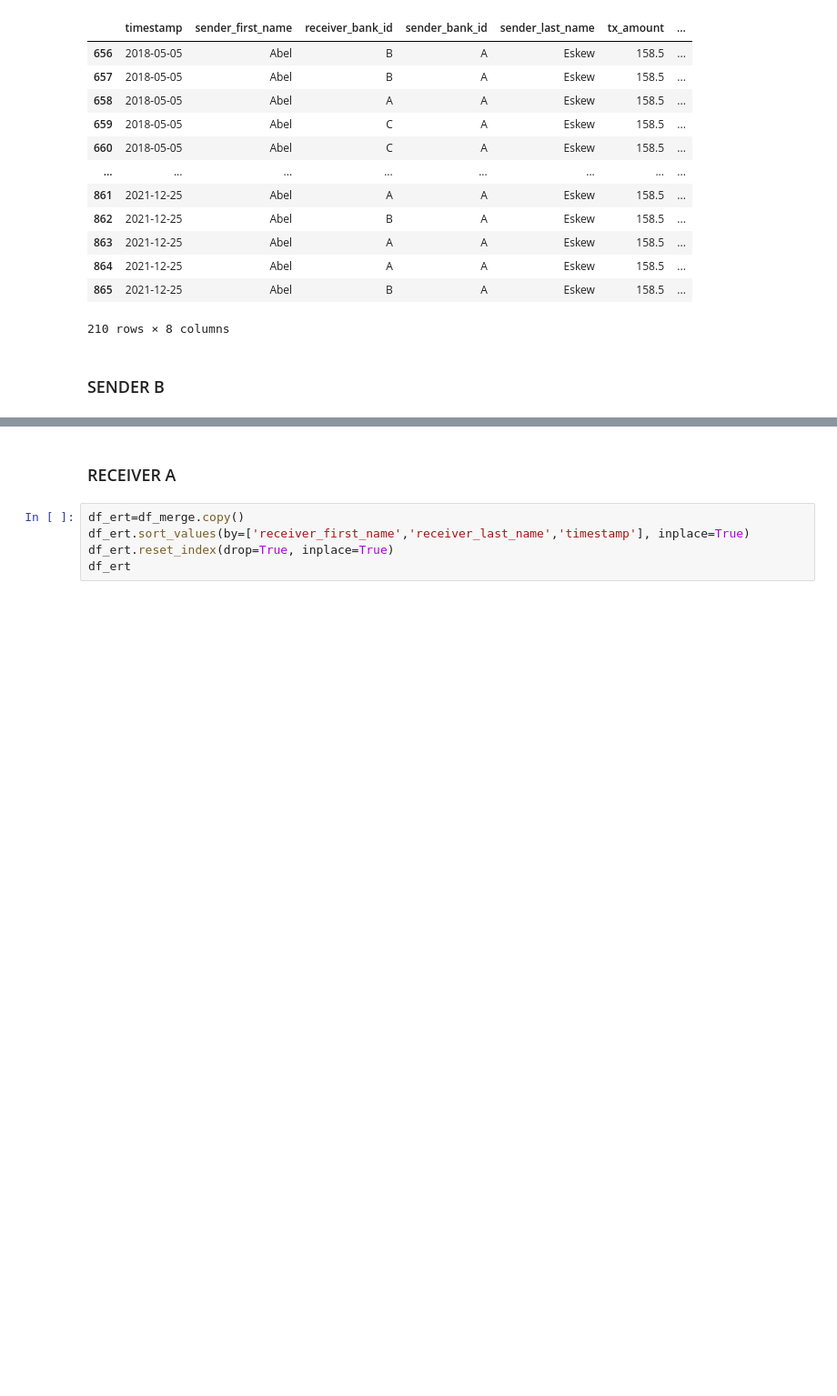
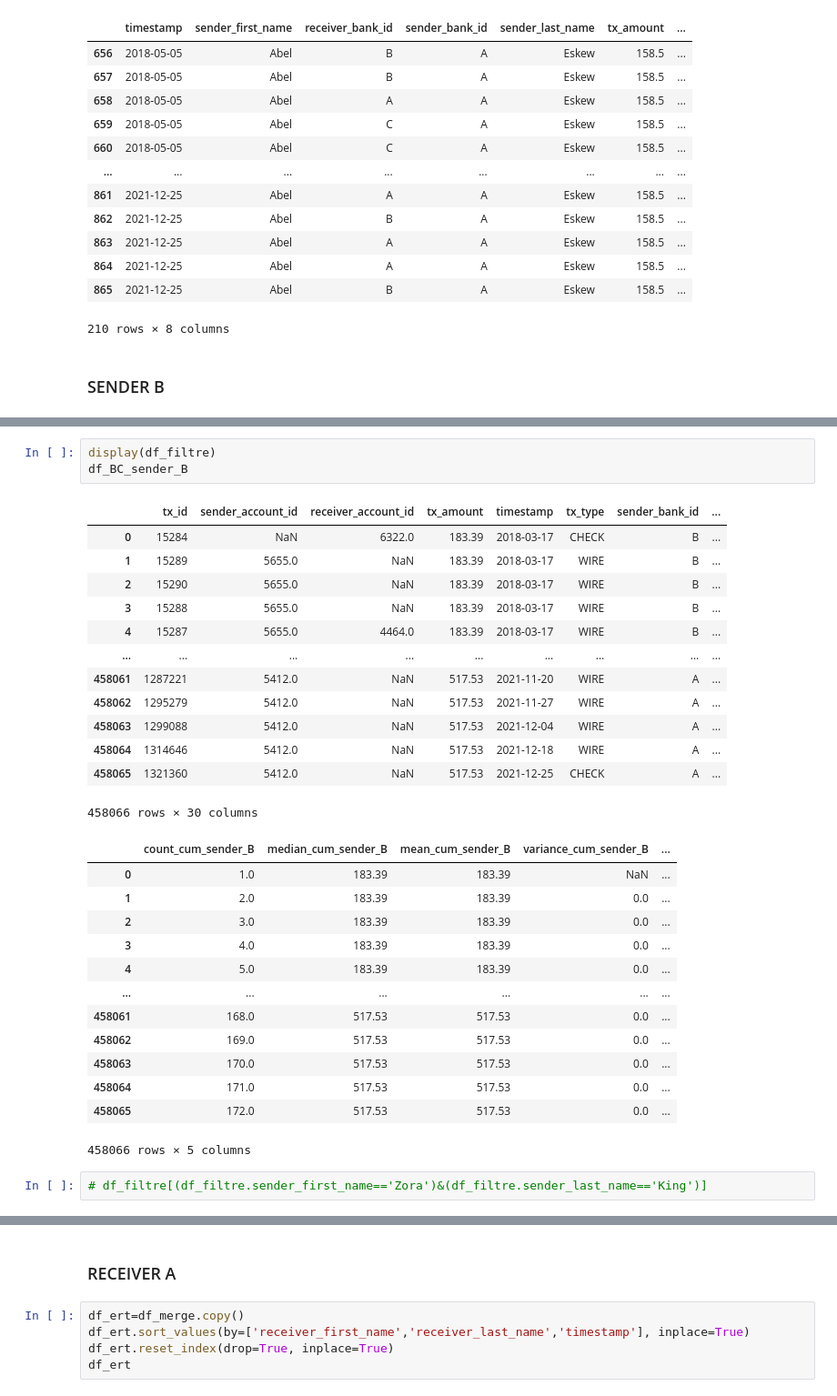
Before and after one commit to CorentinPernot/Statapp, a Jupyter notebook: Notebook/Base_clients_enrichissements.ipynb, the cells around one changed output, grey strips where cells are left out. Shown at 91% size. Cells and saved outputs as stored; diff of their text form; blank space fills up the shorter version.

```diff
--- a/Notebook/Base_clients_enrichissements.ipynb
+++ b/Notebook/Base_clients_enrichissements.ipynb
@@ -541,0 +560,32 @@ See the caveats in the documentation: https://pandas.pydata.org/pandas-docs/stab
+# %%
+display(df_filtre)
+df_BC_sender_B
+# %% [output]
+|  | tx_id | sender_account_id | receiver_account_id | tx_amount | timestamp | tx_type | sender_bank_id | ... |
+| 0 | 15284 | NaN | 6322.0 | 183.39 | 2018-03-17 | CHECK | B | ... |
+| 1 | 15289 | 5655.0 | NaN | 183.39 | 2018-03-17 | WIRE | B | ... |
+| 2 | 15290 | 5655.0 | NaN | 183.39 | 2018-03-17 | WIRE | B | ... |
+| 3 | 15288 | 5655.0 | NaN | 183.39 | 2018-03-17 | WIRE | B | ... |
+| 4 | 15287 | 5655.0 | 4464.0 | 183.39 | 2018-03-17 | WIRE | B | ... |
+| ... | ... | ... | ... | ... | ... | ... | ... | ... |
+| 458061 | 1287221 | 5412.0 | NaN | 517.53 | 2021-11-20 | WIRE | A | ... |
+| 458062 | 1295279 | 5412.0 | NaN | 517.53 | 2021-11-27 | WIRE | A | ... |
+| 458063 | 1299088 | 5412.0 | NaN | 517.53 | 2021-12-04 | WIRE | A | ... |
+| 458064 | 1314646 | 5412.0 | NaN | 517.53 | 2021-12-18 | WIRE | A | ... |
+| 458065 | 1321360 | 5412.0 | NaN | 517.53 | 2021-12-25 | CHECK | A | ... |
+458066 rows × 30 columns
+|  | count_cum_sender_B | median_cum_sender_B | mean_cum_sender_B | variance_cum_sender_B | ... |
+| 0 | 1.0 | 183.39 | 183.39 | NaN | ... |
+| 1 | 2.0 | 183.39 | 183.39 | 0.0 | ... |
+| 2 | 3.0 | 183.39 | 183.39 | 0.0 | ... |
+| 3 | 4.0 | 183.39 | 183.39 | 0.0 | ... |
+| 4 | 5.0 | 183.39 | 183.39 | 0.0 | ... |
+| ... | ... | ... | ... | ... | ... |
+| 458061 | 168.0 | 517.53 | 517.53 | 0.0 | ... |
+| 458062 | 169.0 | 517.53 | 517.53 | 0.0 | ... |
+| 458063 | 170.0 | 517.53 | 517.53 | 0.0 | ... |
+| 458064 | 171.0 | 517.53 | 517.53 | 0.0 | ... |
+| 458065 | 172.0 | 517.53 | 517.53 | 0.0 | ... |
+458066 rows × 5 columns
+# %%
+# df_filtre[(df_filtre.sender_first_name=='Zora')&(df_filtre.sender_last_name=='King')]
```
Also changed, not shown: parts of 10 cells of this notebook.
